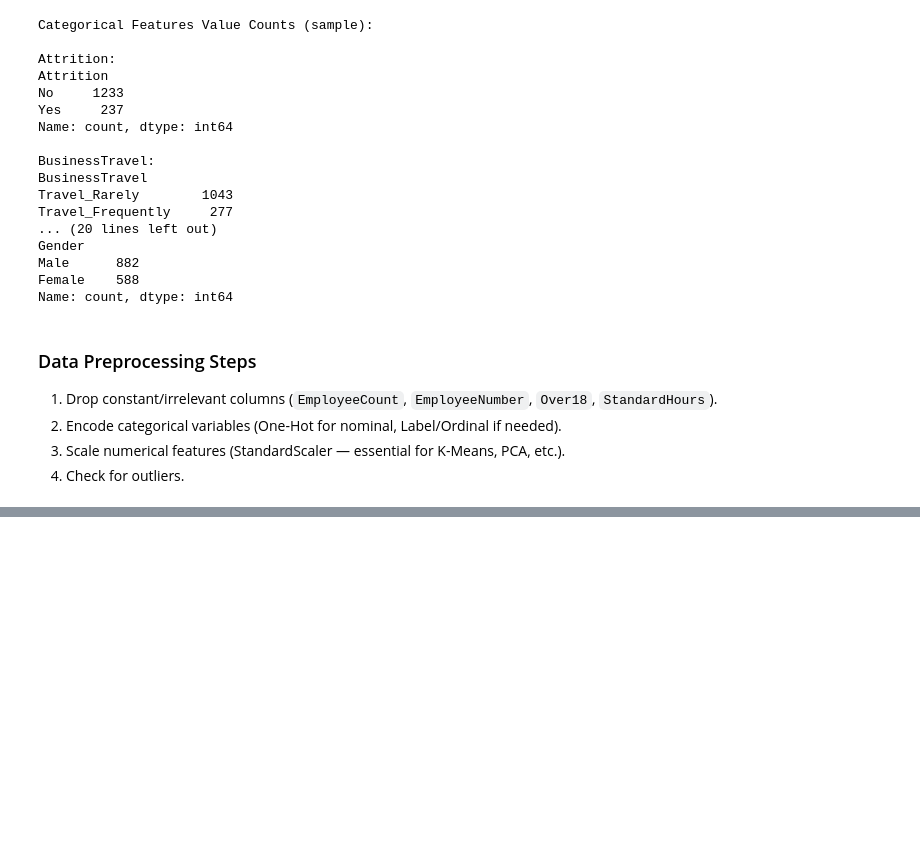
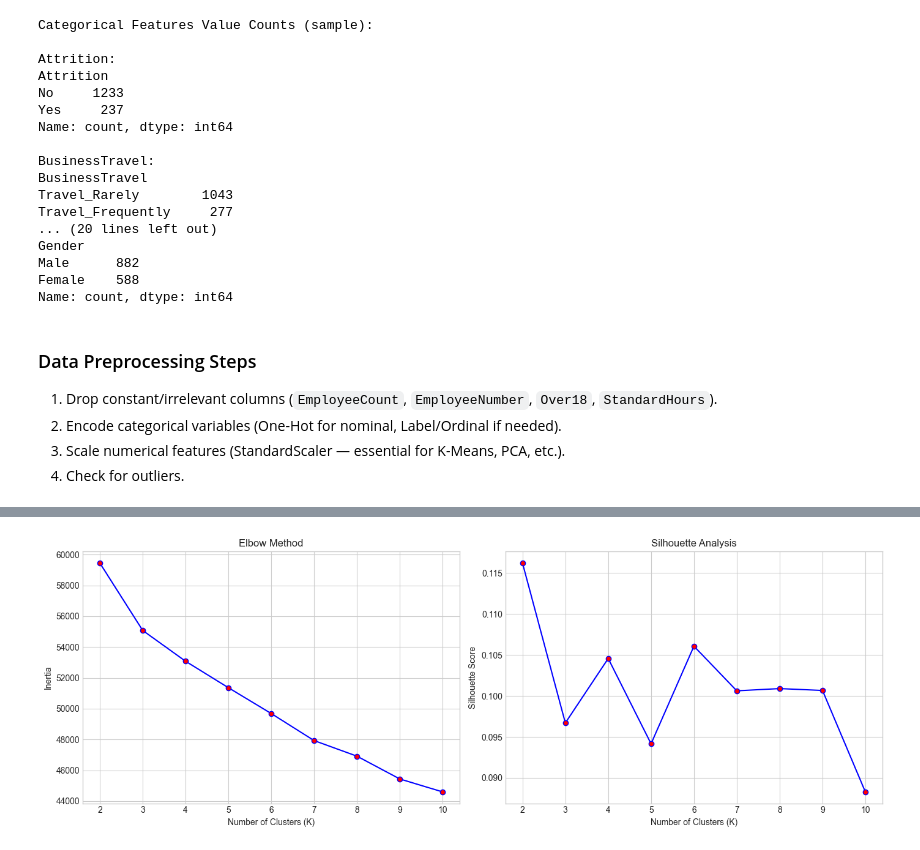
Before and after one commit to Sarim-web/PKCERT_aiml_internship, a Jupyter notebook: PKCERT_internship_task12/notebooks/Task12_Clustering_Dimensionality_Reduction.ipynb, the cells around one changed output, grey strips where cells are left out. Drawn from its saved outputs; the diff is of its cells as text; code cells hidden in the pictures; blank space fills up the shorter version.

Commit message:
feat: K-Means clustering with Elbow and Silhouette - Part B start

```diff
--- a/PKCERT_internship_task12/notebooks/Task12_Clustering_Dimensionality_Reduction.ipynb
+++ b/PKCERT_internship_task12/notebooks/Task12_Clustering_Dimensionality_Reduction.ipynb
@@ -168,0 +230,31 @@ print("Data is now scaled and ready for clustering & dimensionality reduction.")
+# %%
+# Determine optimal K using Elbow Method + Silhouette Score
+
+inertia = []
+silhouette_scores = []
+K_range = range(2, 11)
+
+for k in K_range:
+    kmeans = KMeans(n_clusters=k, random_state=RANDOM_STATE, n_init=10)
+    kmeans.fit(X_scaled)
+    inertia.append(kmeans.inertia_)
+    sil_score = silhouette_score(X_scaled, kmeans.labels_)
+    silhouette_scores.append(sil_score)
+
+# Plot Elbow and Silhouette
+fig, ax1 = plt.subplots(1, 2, figsize=(14, 5))
+
+ax1[0].plot(K_range, inertia, 'bo-', markerfacecolor='red')
+ax1[0].set_xlabel('Number of Clusters (K)')
+ax1[0].set_ylabel('Inertia')
+ax1[0].set_title('Elbow Method')
+
+ax1[1].plot(K_range, silhouette_scores, 'bo-', markerfacecolor='red')
+ax1[1].set_xlabel('Number of Clusters (K)')
+ax1[1].set_ylabel('Silhouette Score')
+ax1[1].set_title('Silhouette Analysis')
+
+plt.tight_layout()
+plt.show()
+# %% [output]
+[figure, added]
```
Also changed, not shown: parts of 5 cells of this notebook.
